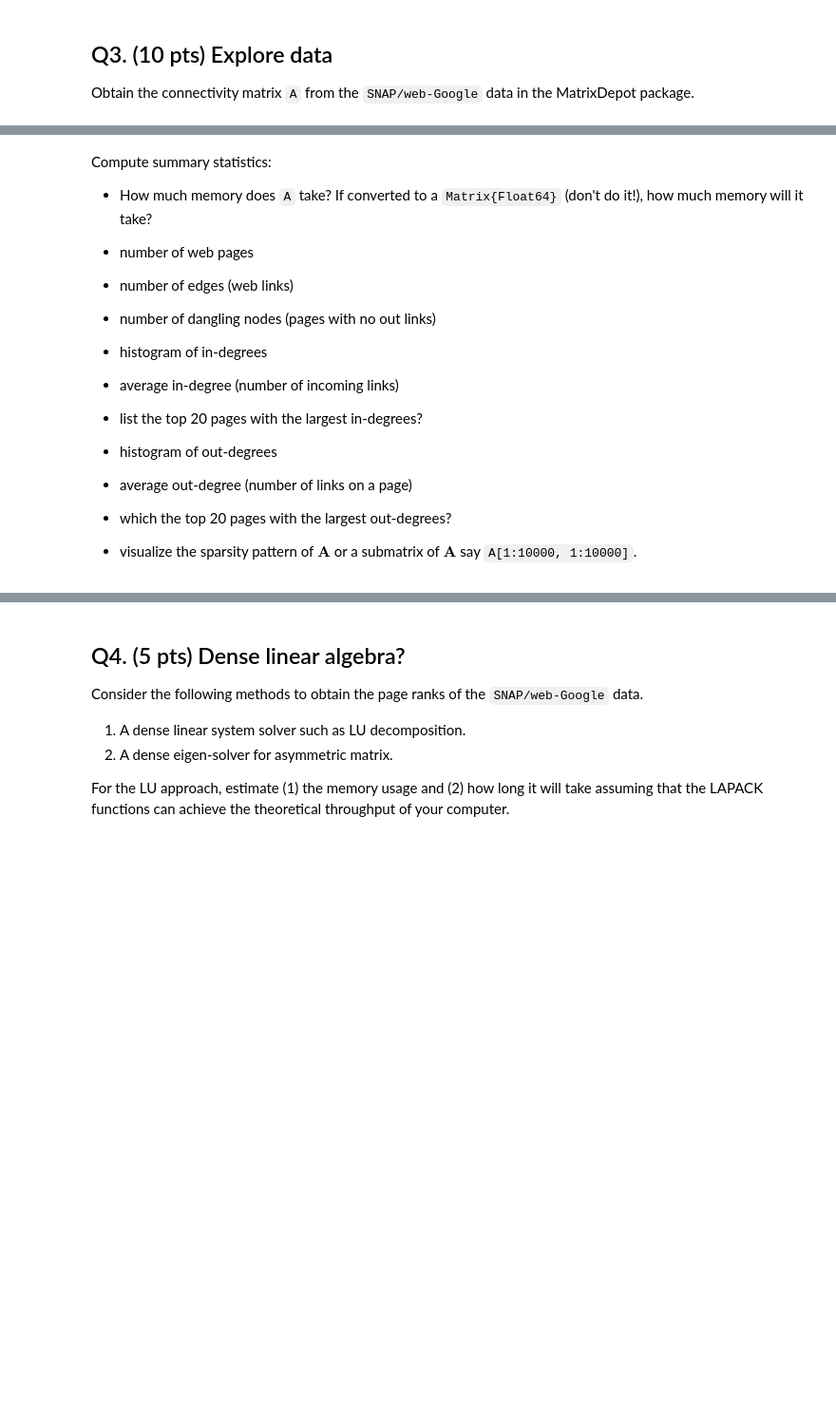
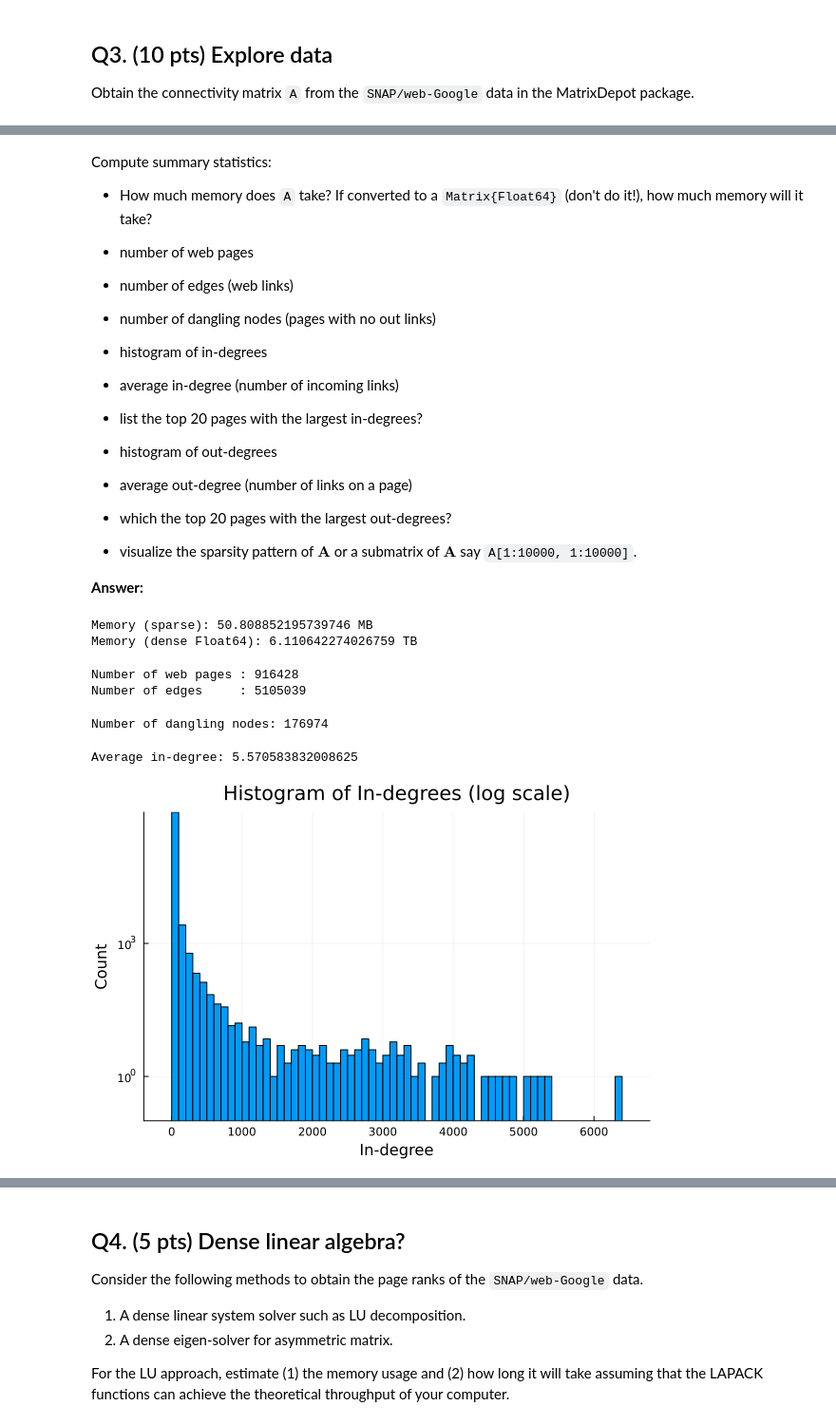
Before and after one commit to Yingxin-Z/biostat-m257-2026-spring, a Jupyter notebook: hw4/hw4.ipynb, the cells around one changed output, grey strips where cells are left out. Shown at 95% size. Cells and saved outputs as stored; diff of their text form; code cells hidden in the pictures; blank space fills up the shorter version.

```diff
--- a/hw4/hw4.ipynb
+++ b/hw4/hw4.ipynb
@@ -154,3 +255,49 @@ Compute summary statistics:
 * which the top 20 pages with the largest out-degrees?
 
 * visualize the sparsity pattern of $\mathbf{A}$ or a submatrix of $\mathbf{A}$ say `A[1:10000, 1:10000]`.
+
+**Answer:**
+# %%
+# Memory
+sparse_mem_bytes = Base.summarysize(A)
+sparse_mem_MB    = sparse_mem_bytes / (1024^2)
+println("Memory (sparse): $(sparse_mem_MB) MB")
+
+n = size(A, 1)
+dense_mem_bytes = n^2 * 8          # Float64 = 8 bytes
+dense_mem_TB    = dense_mem_bytes / (1024^4)
+println("Memory (dense Float64): $(dense_mem_TB) TB")
+# %% [output]
+Memory (sparse): 50.808852195739746 MB
+Memory (dense Float64): 6.110642274026759 TB
+# %%
+# Basic statistics
+n_pages = size(A, 1)
+n_edges = nnz(A)
+println("Number of web pages : $n_pages")
+println("Number of edges     : $n_edges")
+# %% [output]
+Number of web pages : 916428
+Number of edges     : 5105039
+# %%
+# Dangling nodes (zero out-degree)
+out_degrees = vec(sum(A, dims=2))          # r_i = sum of row i
+n_dangling  = sum(out_degrees .== 0)
+println("Number of dangling nodes: $n_dangling")
+# %% [output]
+Number of dangling nodes: 176974
+# %%
+# In-degrees
+in_degrees = vec(sum(A, dims=1))           # column sums
+
+println("Average in-degree: $(mean(in_degrees))")
+# %% [output]
+Average in-degree: 5.570583832008625
+# %%
+# Histogram of in-degrees
+histogram(in_degrees,
+    xlabel = "In-degree", ylabel = "Count",
+    title  = "Histogram of In-degrees (log scale)",
+    yscale = :log10, bins = 100, legend = false)
+# %% [output]
+[figure, added]
```
Also changed, not shown: parts of 10 cells of this notebook, 1 other file.
